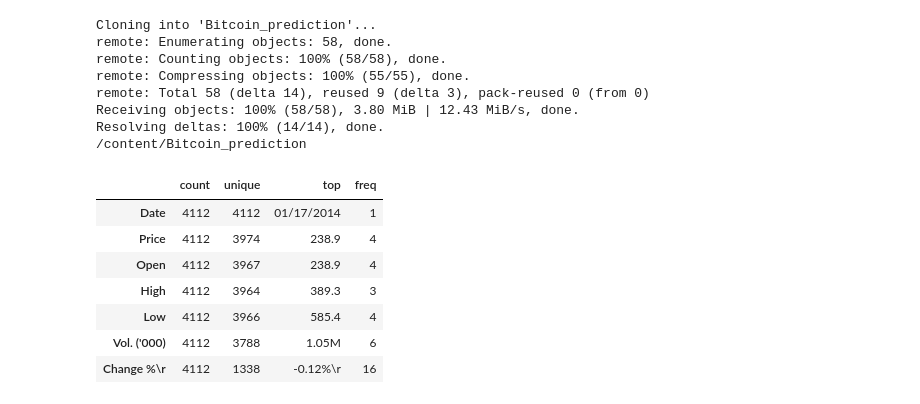
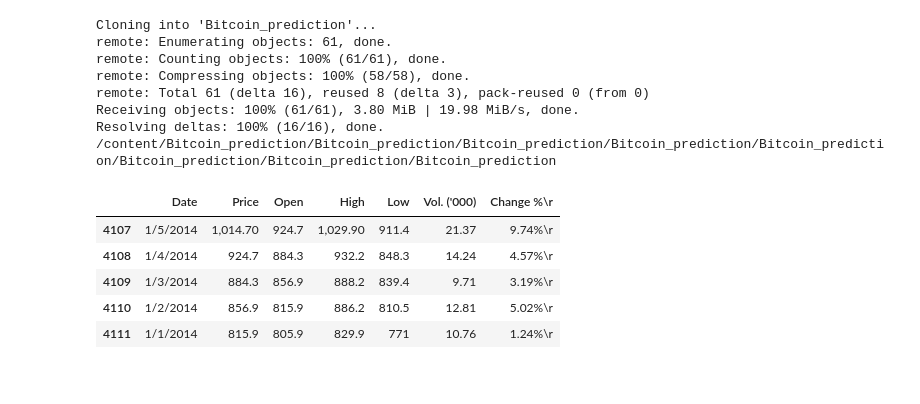
Before and after one commit to Rex-Chan99/Bitcoin_prediction, a Jupyter notebook: Master_dataset.ipynb, the cells around one changed output. Cells and saved outputs as stored; diff of their text form; code cells hidden in the pictures.

```diff
--- a/Master_dataset.ipynb
+++ b/Master_dataset.ipynb
@@ -25,31 +22,27 @@ Building wheels for collected packages: pandas_ta
 # %%
 !git clone https://github.com/ArthurChan-1111/Bitcoin_prediction.git
 
 %cd Bitcoin_prediction
 
 import pandas as pd
 import pandas_ta as ta
 import csv
 import numpy as np
 
-df_bitcoin_by_day = pd.read_csv('Bitcoin Historical Data.csv', on_bad_lines='skip', lineterminator='\n')
+btc_data = pd.read_csv('Bitcoin Historical Data.csv', on_bad_lines='skip', lineterminator='\n')
+btc_data.tail(5)
 # %% [output]
 Cloning into 'Bitcoin_prediction'...
-remote: Enumerating objects: 58, done.
-remote: Counting objects: 100% (58/58), done.
-remote: Compressing objects: 100% (55/55), done.
-remote: Total 58 (delta 14), reused 9 (delta 3), pack-reused 0 (from 0)
-Receiving objects: 100% (58/58), 3.80 MiB | 12.43 MiB/s, done.
-Resolving deltas: 100% (14/14), done.
-/content/Bitcoin_prediction
+remote: Enumerating objects: 61, done.
+remote: Counting objects: 100% (61/61), done.
+remote: Compressing objects: 100% (58/58), done.
+remote: Total 61 (delta 16), reused 8 (delta 3), pack-reused 0 (from 0)
+Receiving objects: 100% (61/61), 3.80 MiB | 19.98 MiB/s, done.
+Resolving deltas: 100% (16/16), done.
+/content/Bitcoin_prediction/Bitcoin_prediction/Bitcoin_prediction/Bitcoin_prediction/Bitcoin_prediction/Bitcoin_prediction/Bitcoin_prediction/Bitcoin_prediction
+|  | Date | Price | Open | High | Low | Vol. ('000) | Change %\r |
+| 4107 | 1/5/2014 | 1,014.70 | 924.7 | 1,029.90 | 911.4 | 21.37 | 9.74%\r |
+| 4108 | 1/4/2014 | 924.7 | 884.3 | 932.2 | 848.3 | 14.24 | 4.57%\r |
+| 4109 | 1/3/2014 | 884.3 | 856.9 | 888.2 | 839.4 | 9.71 | 3.19%\r |
+| 4110 | 1/2/2014 | 856.9 | 815.9 | 886.2 | 810.5 | 12.81 | 5.02%\r |
+| 4111 | 1/1/2014 | 815.9 | 805.9 | 829.9 | 771 | 10.76 | 1.24%\r |
-# %%
-df_bitcoin_by_day.describe().T
-# %% [output]
-|  | count | unique | top | freq |
-| Date | 4112 | 4112 | 01/17/2014 | 1 |
-| Price | 4112 | 3974 | 238.9 | 4 |
-| Open | 4112 | 3967 | 238.9 | 4 |
-| High | 4112 | 3964 | 389.3 | 3 |
-| Low | 4112 | 3966 | 585.4 | 4 |
-| Vol. ('000) | 4112 | 3788 | 1.05M | 6 |
-| Change %\r | 4112 | 1338 | -0.12%\r | 16 |
```
Also changed, not shown: parts of 19 cells of this notebook.
